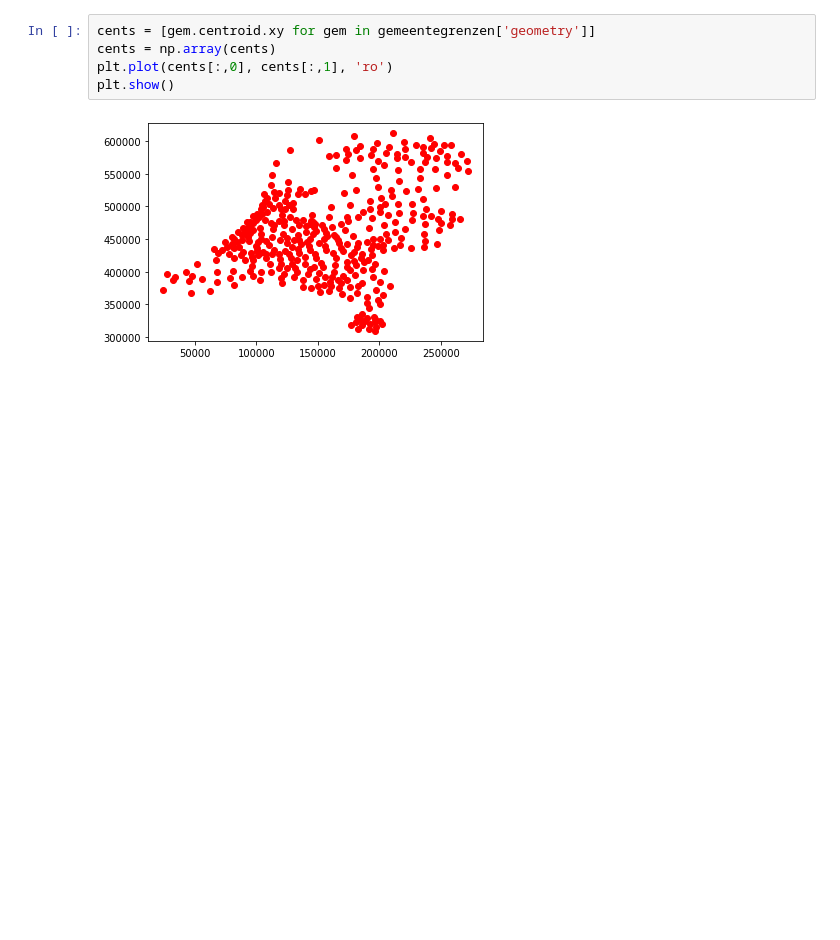
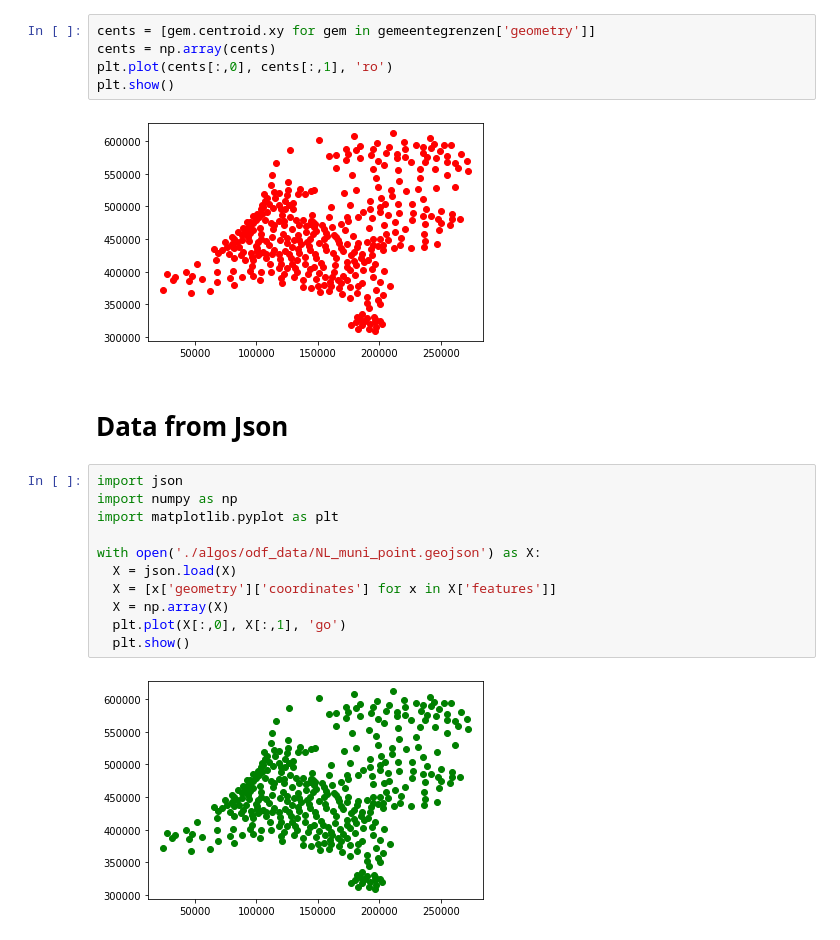
Before and after one commit to chclam/PrettyGD, a Jupyter notebook: graph_drawing_playground.ipynb, the cells around one changed output. Saved outputs shown, nothing was run; the diff lists cells and outputs as text; blank space fills up the shorter version.

```diff
--- a/graph_drawing_playground.ipynb
+++ b/graph_drawing_playground.ipynb
@@ -144,3 +143,18 @@ plt.plot(cents[:,0], cents[:,1], 'ro')
 plt.show()
 # %% [output]
 [figure]
+# %% [markdown]
+# Data from Json
+# %%
+import json
+import numpy as np
+import matplotlib.pyplot as plt
+
+with open('./algos/odf_data/NL_muni_point.geojson') as X:
+  X = json.load(X)
+  X = [x['geometry']['coordinates'] for x in X['features']]
+  X = np.array(X)
+  plt.plot(X[:,0], X[:,1], 'go')
+  plt.show()
+# %% [output]
+[figure, added]
```
Also changed, not shown: parts of 10 cells of this notebook, 1 other file.
